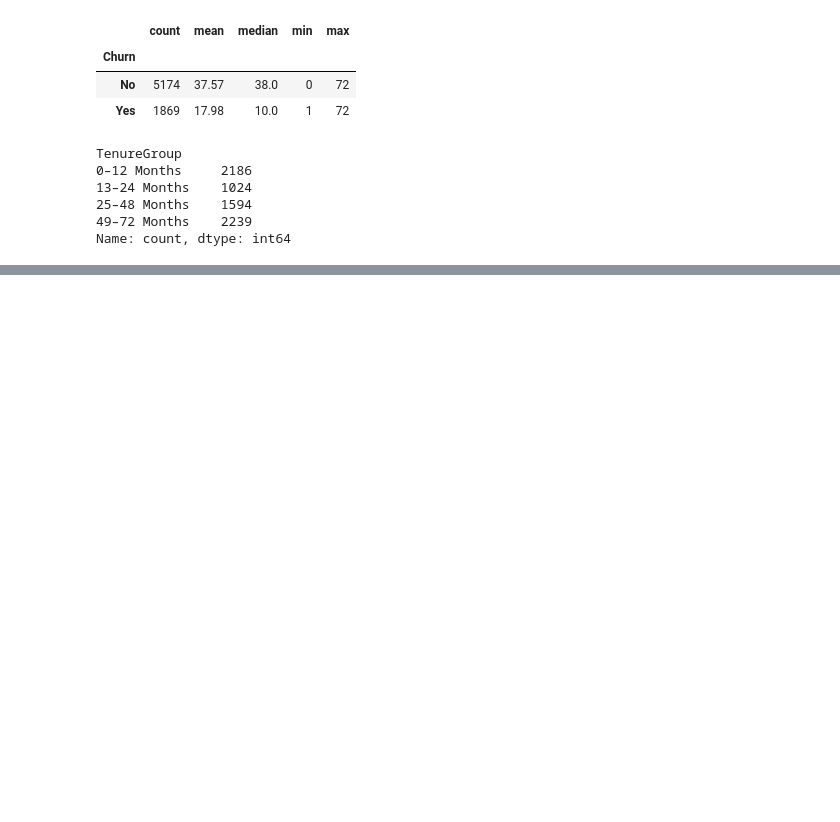
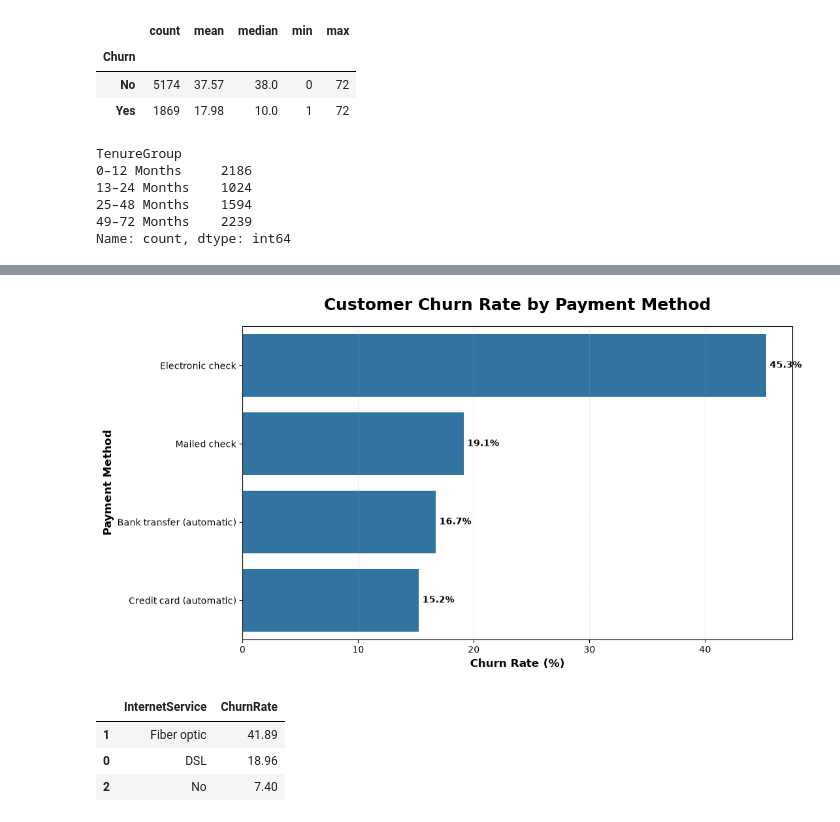
Before and after one commit to shubhamsinghsarkar61/Customer-Churn-Prediction, a Jupyter notebook: EDA.ipynb, the cells around one changed output, grey strips where cells are left out. Cells and saved outputs as stored; diff of their text form; code cells hidden in the pictures; blank space fills up the shorter version.

```diff
--- a/EDA.ipynb
+++ b/EDA.ipynb
@@ -243,0 +487,9 @@ Name: count, dtype: int64
+# %%
+payment_churn = (
+    eda_df.groupby('PaymentMethod')['Churn']
+    .apply(lambda x: (x == 'Yes').mean() * 100)
+    .reset_index(name='ChurnRate')
+    .sort_values('ChurnRate', ascending=False)
+)
+
+payment_churn.round(2)
@@ -243,0 +502,62 @@ Name: count, dtype: int64
+# %%
+plt.figure(figsize=(11, 6))
+
+ax = sns.barplot(
+    data=payment_churn,
+    x='ChurnRate',
+    y='PaymentMethod',
+    errorbar=None
+)
+
+for container in ax.containers:
+    ax.bar_label(
+        container,
+        fmt='%.1f%%',
+        padding=4,
+        fontsize=10,
+        fontweight='bold'
+    )
+
+plt.title(
+    'Customer Churn Rate by Payment Method',
+    fontsize=18,
+    fontweight='bold',
+    pad=18
+)
+
+plt.xlabel(
+    'Churn Rate (%)',
+    fontsize=12,
+    fontweight='bold'
+)
+
+plt.ylabel(
+    'Payment Method',
+    fontsize=12,
+    fontweight='bold'
+)
+
+plt.grid(
+    axis='x',
+    linestyle='--',
+    alpha=0.3
+)
+
+plt.tight_layout()
+plt.show()
+# %% [output]
+[figure, added]
+# %%
+internet_churn = (
+    eda_df.groupby('InternetService')['Churn']
+    .apply(lambda x: (x == 'Yes').mean() * 100)
+    .reset_index(name='ChurnRate')
+    .sort_values('ChurnRate', ascending=False)
+)
+
+internet_churn.round(2)
+# %% [output]
+|  | InternetService | ChurnRate |
+| 1 | Fiber optic | 41.89 |
+| 0 | DSL | 18.96 |
+| 2 | No | 7.40 |
```
Also changed, not shown: parts of 22 cells of this notebook.
